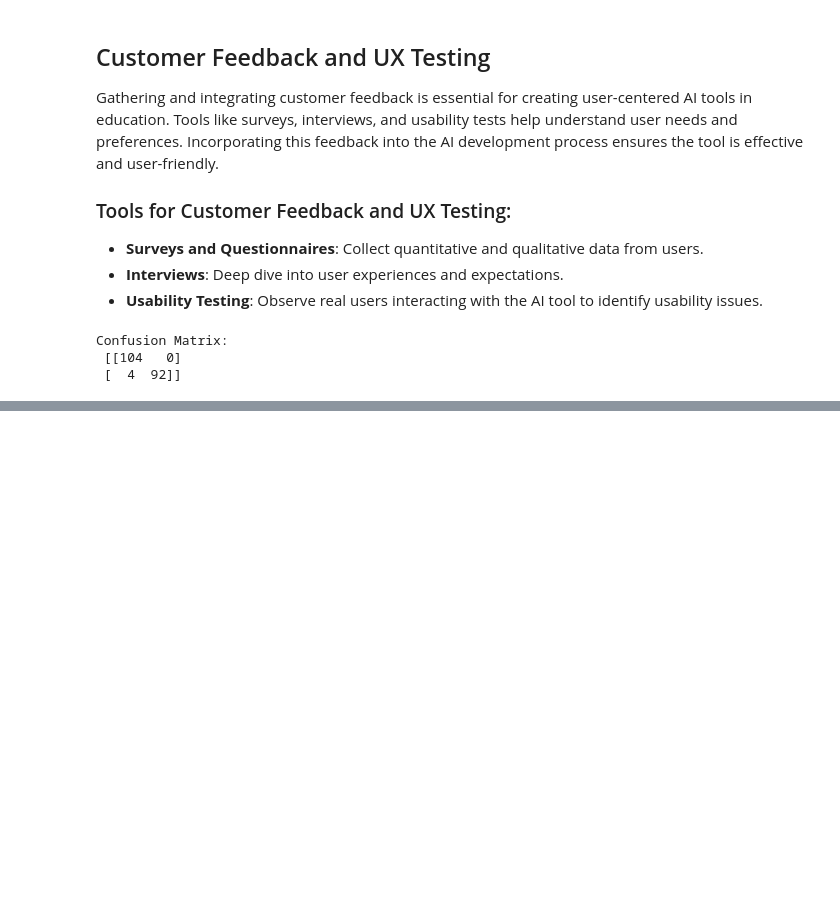
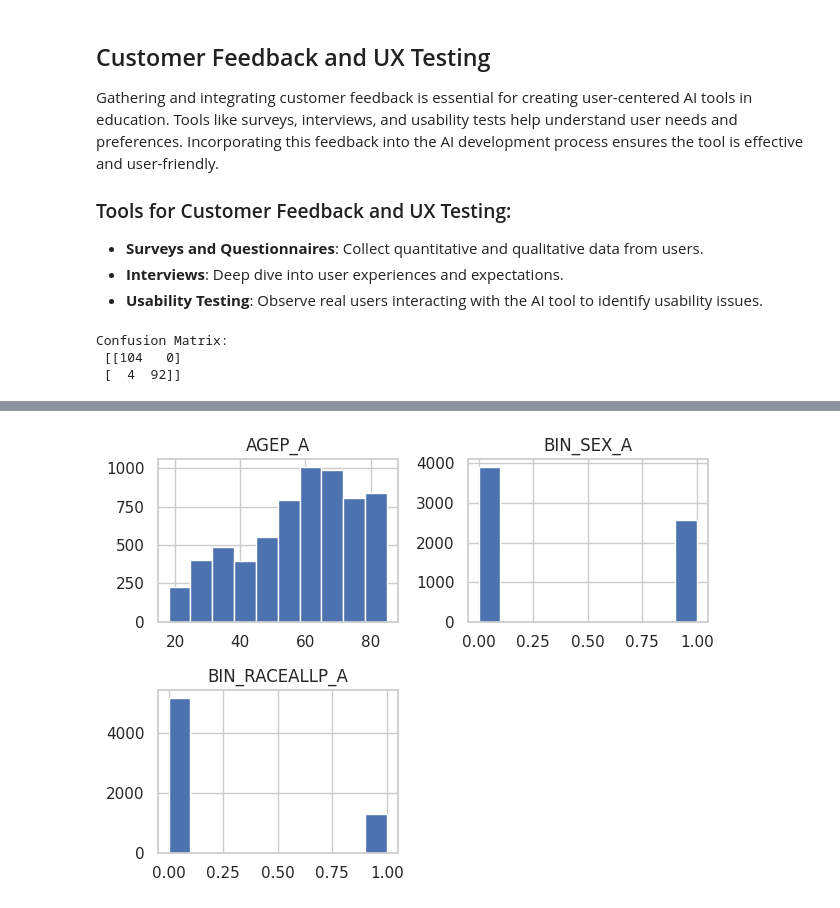
Before and after one commit to Paritii-LLC/equity-in-ai-guide, a Jupyter notebook: Post Implementation/Post_Implementation.ipynb, the cells around one changed output, grey strips where cells are left out. Cells and saved outputs as stored; diff of their text form; code cells hidden in the pictures; blank space fills up the shorter version.

```diff
--- a/Post Implementation/Post_Implementation.ipynb
+++ b/Post Implementation/Post_Implementation.ipynb
@@ -128,0 +243,5 @@ While Prodigy and Paperform are not hosted on GitHub and might not be free, they
+# %%
+#Implement Isolation Forest on Data to detect anomalies
+clf = IsolationForest(random_state=0).fit(X)
+# %%
+isolation_scores = clf.predict(X)
@@ -128,0 +252,2 @@ While Prodigy and Paperform are not hosted on GitHub and might not be free, they
+# %%
+df_nhis_filt['Isolation_Score']= isolation_scores
@@ -128,0 +270,2 @@ While Prodigy and Paperform are not hosted on GitHub and might not be free, they
+# %%
+df_anomaly = df_nhis_filt[df_nhis_filt['Isolation_Score']==-1]
@@ -128,0 +274,5 @@ While Prodigy and Paperform are not hosted on GitHub and might not be free, they
+# %%
+df_anomaly[['AGEP_A','BIN_SEX_A','BIN_RACEALLP_A']].hist()
+plt.tight_layout()
+# %% [output]
+[figure, added]
```
Also changed, not shown: parts of 12 cells of this notebook, 2 other files.
